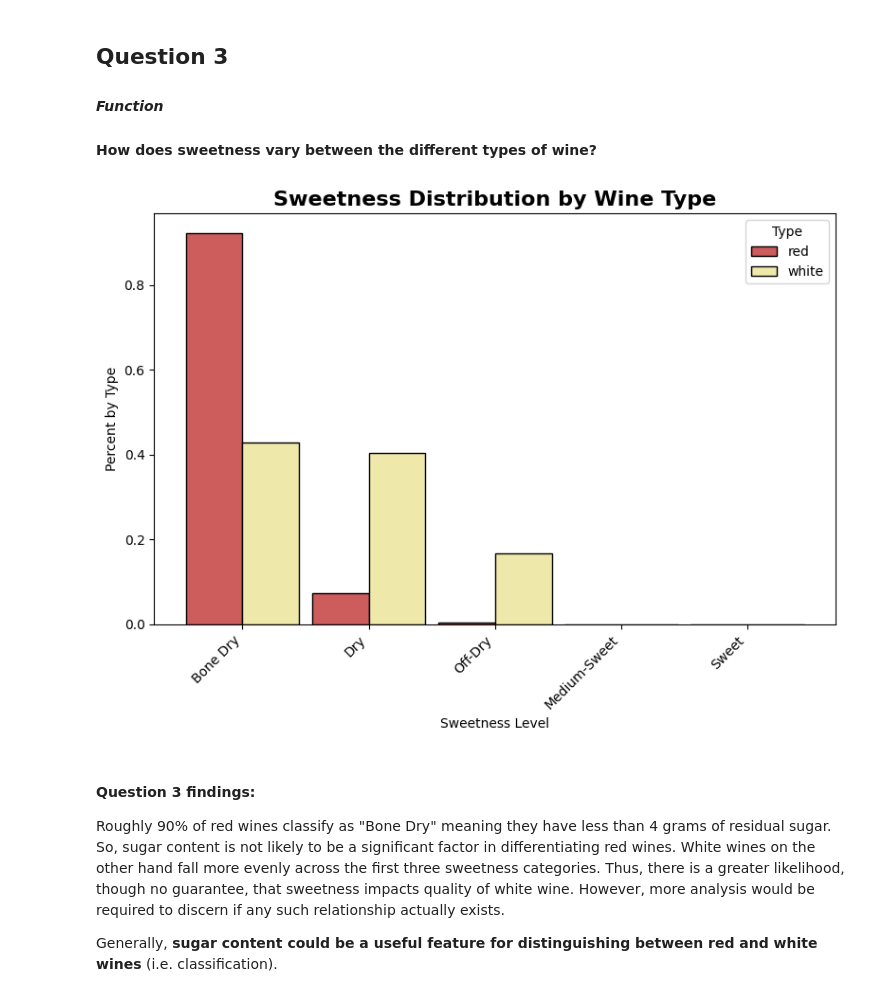
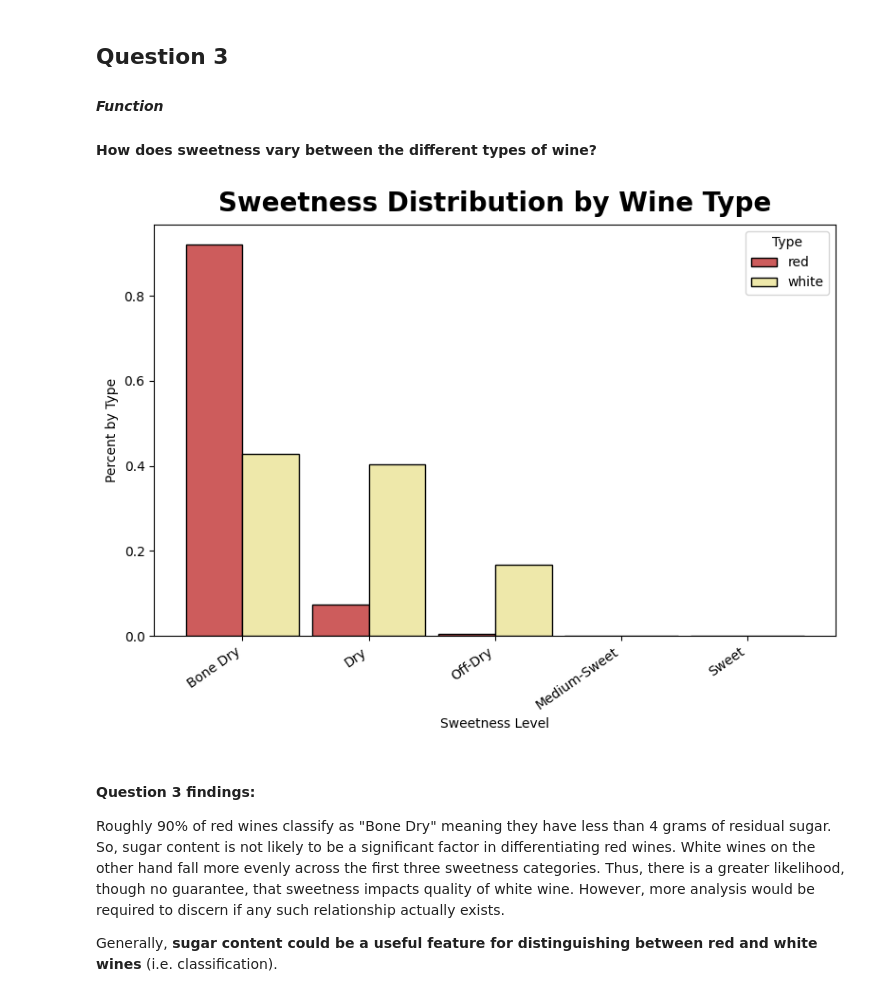
Before and after one commit to bspoerri/DS5010-Final-Project, a Jupyter notebook: final_project.ipynb, the cells around one changed output. Drawn from its saved outputs; the diff is of its cells as text; code cells hidden in the pictures.

```diff
--- a/final_project.ipynb
+++ b/final_project.ipynb
@@ -303,31 +303,32 @@ combined = sweetness_labels(combined)
 # %%
 # get normalized value counts (pct) for each sweetness bucket by type
 # unstack moves wine type from row index to columns for grouped bar chart
 sweetness_pct = (combined.groupby('type')['sweetness']
                  .value_counts(normalize=True)
                  .unstack(level=0)
                  .sort_index())
 
 # reformat sweetness labels for display with map
 sweetness_pct.index = sweetness_pct.index.map(lambda x: x.title())
 
 # plot grouped bar chart with styling
 sweetness_pct.plot(kind='bar',
                    figsize=(8, 6),
                    color=['indianred', 'palegoldenrod'],
                    edgecolor='black',
                    width=0.9)
 plt.title('Sweetness Distribution by Wine Type',
-          fontsize=16,
-          fontweight='bold')
+          fontsize=20,
+          fontweight='bold',
+          pad=10)
 plt.xlabel('Sweetness Level')
 plt.ylabel('Percent by Type')
 plt.legend(title='Type')
-plt.xticks(rotation=45, ha='right')
+plt.xticks(rotation=35, ha='right', fontsize=10)
 plt.tight_layout()
 plt.savefig('Images/sweetness_distribution.png', dpi= 125)
 # %% [output]
-[figure, old version]
+[figure, new version]
 # %% [markdown]
 #### **Question 3 findings:**
 
```
Also changed, not shown: parts of 7 cells of this notebook, 6 other files.
